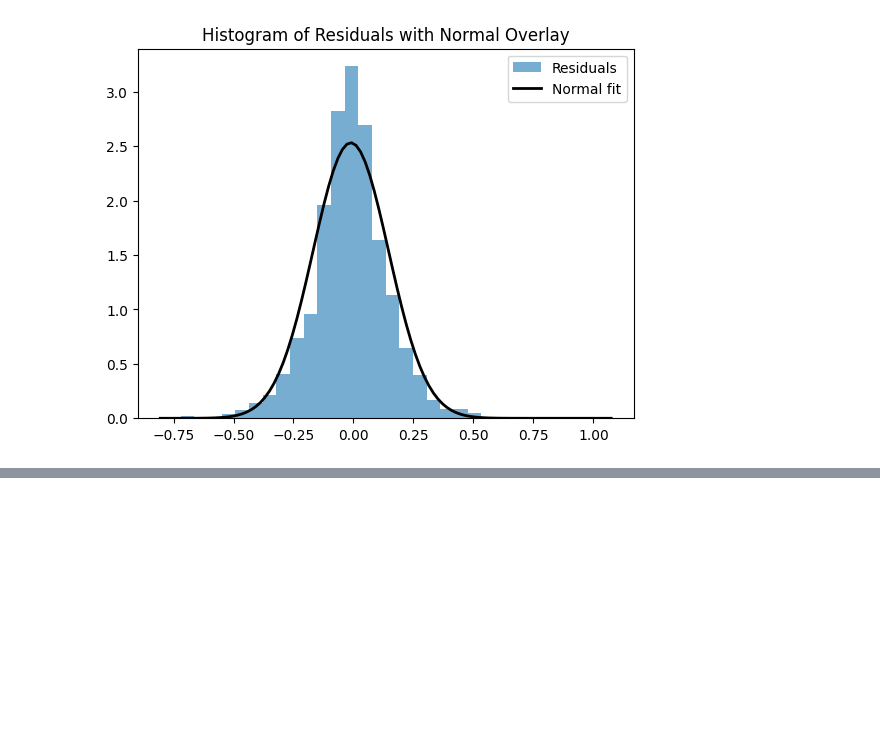
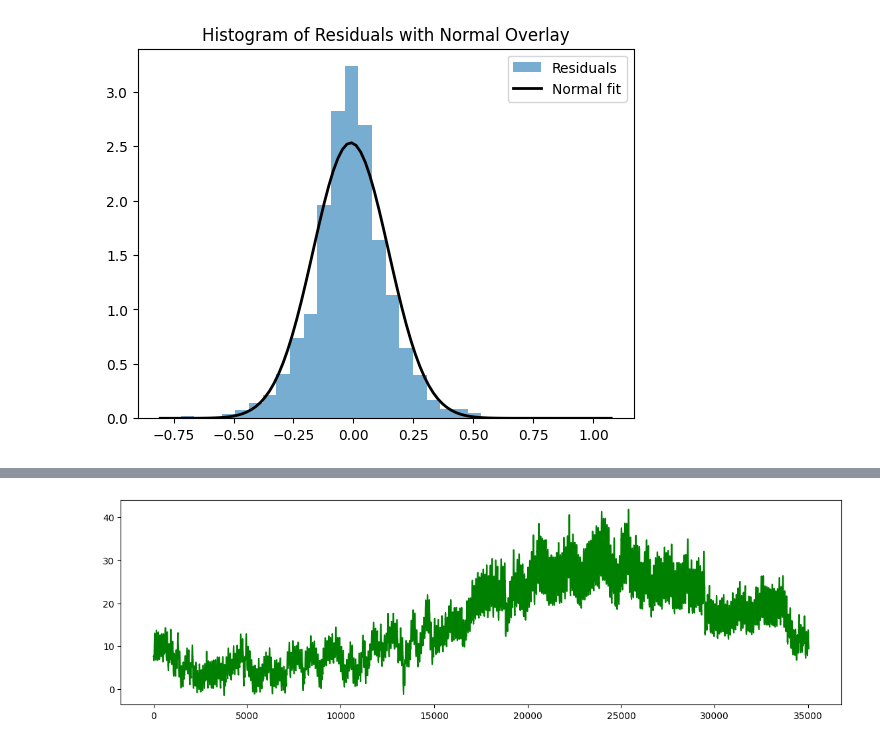
Before and after one commit to vedovati-matteo/noi_hack_SEC, a Jupyter notebook: seasonal_trend_decomp.ipynb, the cells around one changed output, grey strips where cells are left out. Cells and saved outputs as stored; diff of their text form; code cells hidden in the pictures; blank space fills up the shorter version.

```diff
--- a/seasonal_trend_decomp.ipynb
+++ b/seasonal_trend_decomp.ipynb
@@ -105,0 +137,5 @@ plt.show()
+# %%
+device = 'cpu'
+
+# Load the entire model object
+GAN_model = torch.load('models/GAN_model.pth', map_location=torch.device(device))
@@ -105,0 +164,2 @@ plt.show()
+# %%
+ts_list = generated_timeseries.flatten().tolist()
@@ -105,0 +170,7 @@ plt.show()
+# %%
+
+plt.figure(figsize=(14, 4))
+plt.plot(ts_list, color='green')
+plt.show()
+# %% [output]
+[figure, added]
```
Also changed, not shown: parts of 9 cells of this notebook, 2 other files.
